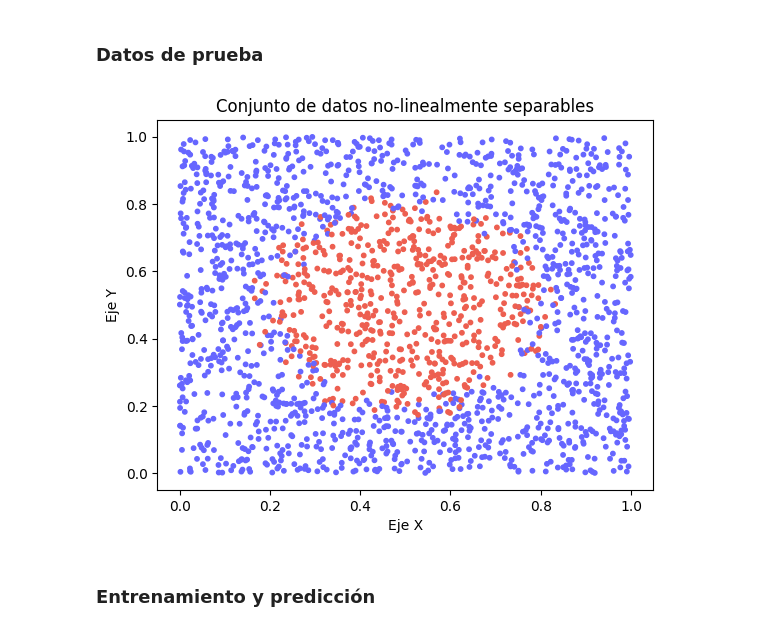
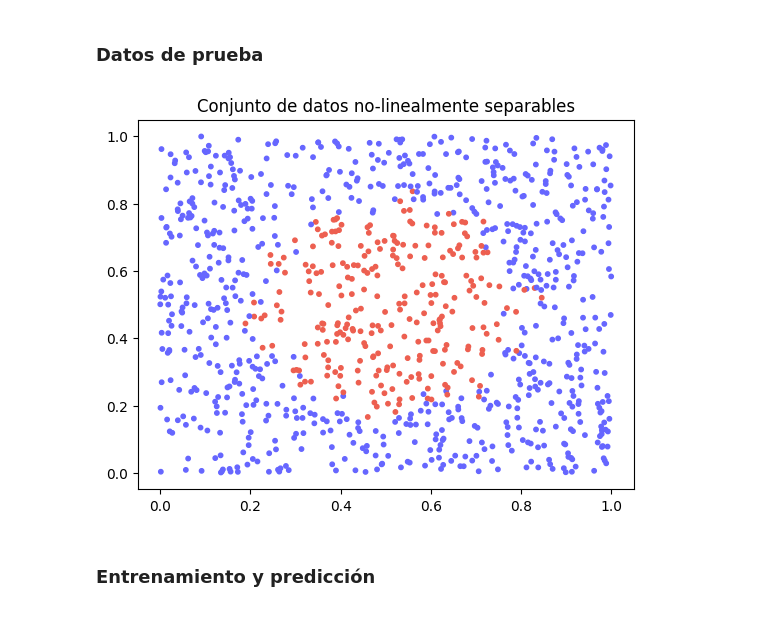
Before and after one commit to carlosramos1/practicas-machine-learning, a Jupyter notebook: SVM_implementacion.ipynb, the cells around one changed output. Saved outputs shown, nothing was run; the diff lists cells and outputs as text; code cells hidden in the pictures.

```diff
--- a/SVM_implementacion.ipynb
+++ b/SVM_implementacion.ipynb
@@ -89,11 +96,13 @@ def predict_linear_kernel(X, w, b):
 Vamos a crear datos de juguete para un modelo con un kernel lineal
 # %%
 # Datos de juguete
-n = 2000
+n = 1000
+
+np.random.seed(8888)
+
 X = np.random.rand(n, 2)
 y = np.zeros((n,))
 
-np.random.seed(8888)
 noise = np.random.uniform(-0.05, 0.05, n)
 
 for i in range(n):
@@ -256,7 +288,7 @@ def predict_rbf(X_new, X, y, b, alphas, gamma):
 ### Datos de prueba
 # %%
 # Datos de juguete dataset para un kernel de base radial
-n = 2000
+n = 1000
 
 np.random.seed(8888)
 noise = np.random.uniform(-0.05, 0.05, n)
@@ -272,17 +304,15 @@ for i in range(n):
 # %%
 # Graficar los datos
 colors = ["#6666ff" if val == -1 else "#ed5f50" for val in y_r]
 plt.scatter(X_r[:,0],
             X_r[:,1],
             c=colors,
             s=10)
 
 plt.title("Conjunto de datos no-linealmente separables")
-plt.xlabel("Eje X")
-plt.ylabel("Eje Y")
 plt.show()
 # %% [output]
-[figure, old version]
+[figure, new version]
 # %% [markdown]
 ### Entrenamiento y predicción
 # %%
```
Also changed, not shown: parts of 48 cells of this notebook.
